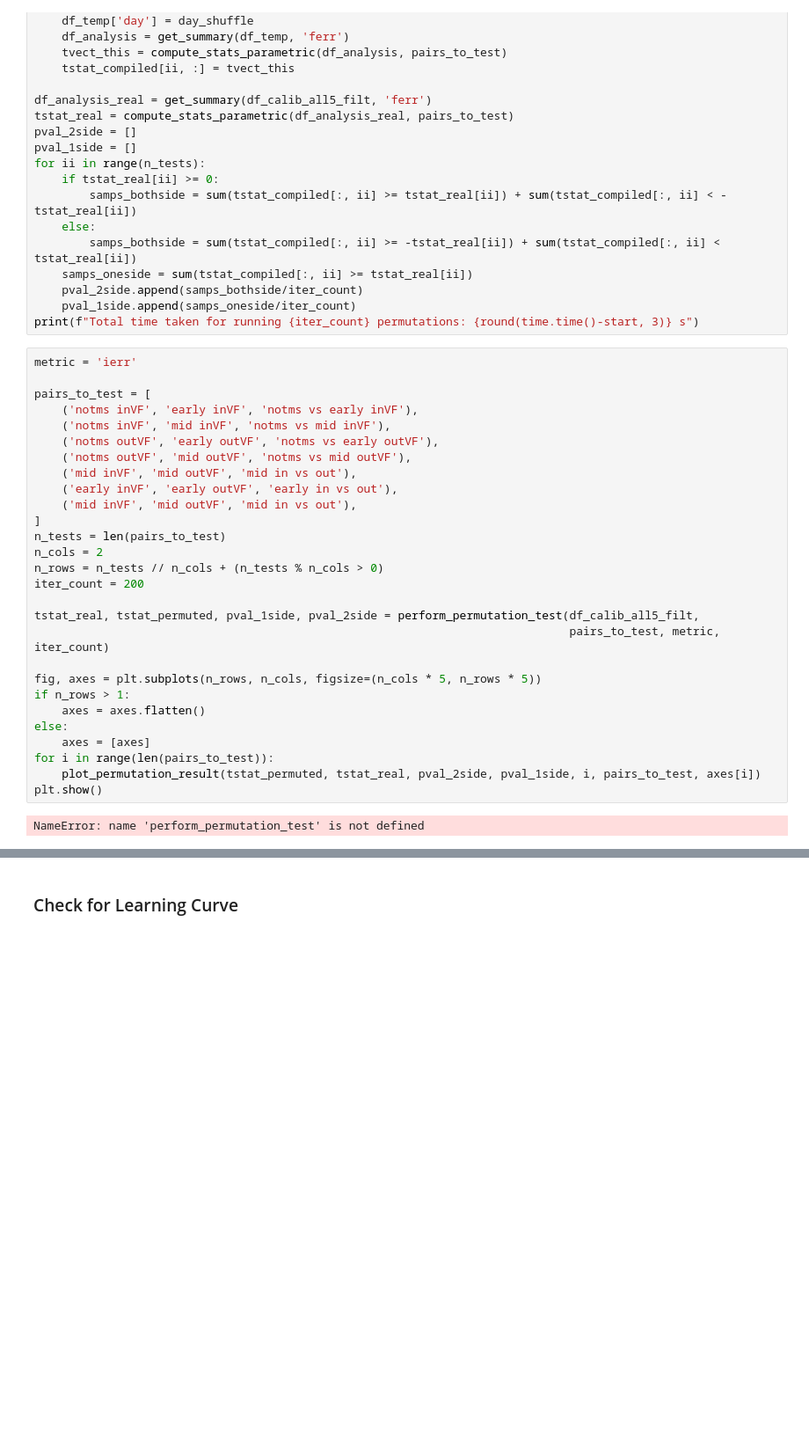
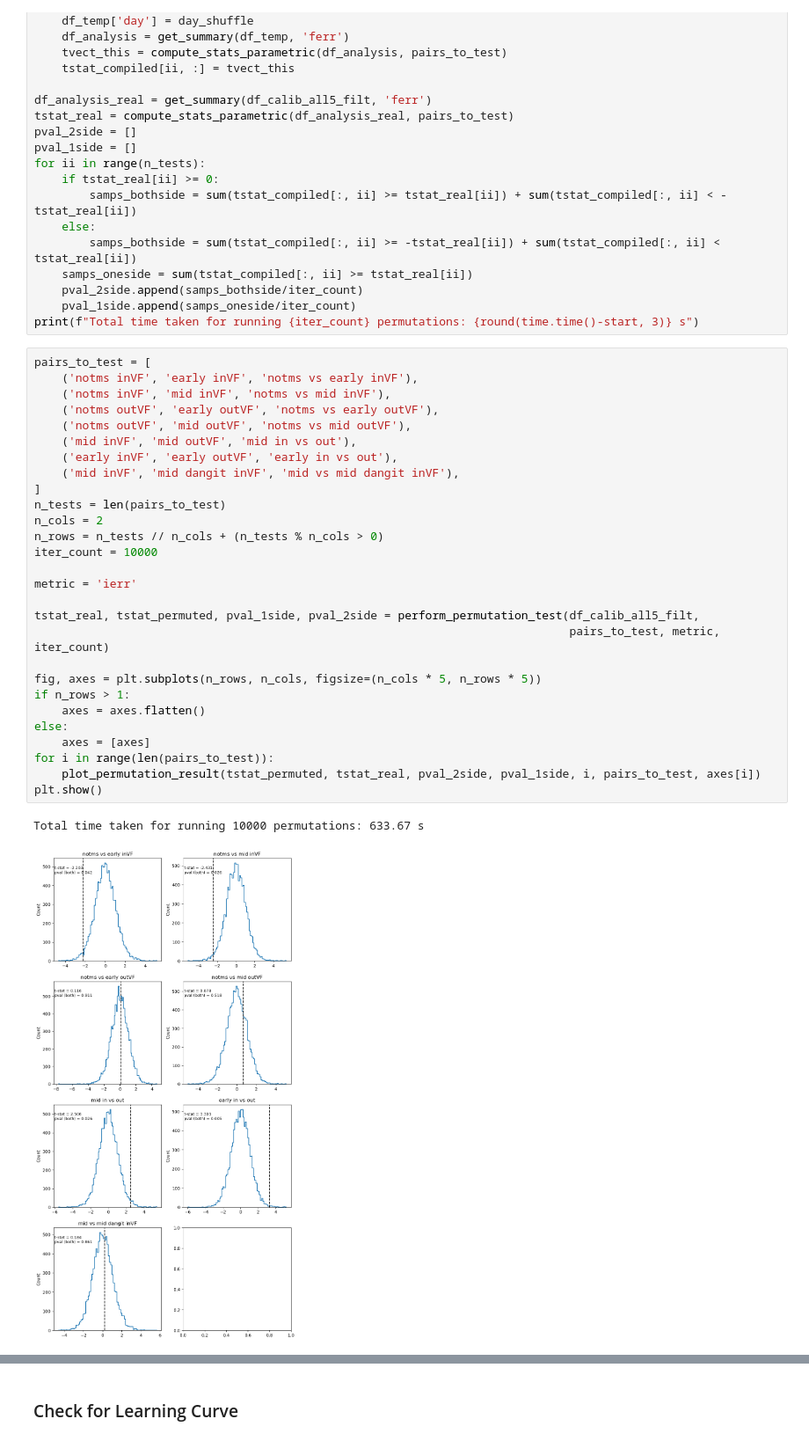
Before and after one commit to mindemory/mgs_stimul, a Jupyter notebook: mgsAnalysis/analysisEye/main.ipynb, the cells around one changed output, grey strips where cells are left out. Shown at 88% size. Drawn from its saved outputs; the diff is of its cells as text; blank space fills up the shorter version.

```diff
--- a/mgsAnalysis/analysisEye/main.ipynb
+++ b/mgsAnalysis/analysisEye/main.ipynb
@@ -543,32 +543,33 @@ for ii in range(n_tests):
     pval_1side.append(samps_oneside/iter_count)
 print(f"Total time taken for running {iter_count} permutations: {round(time.time()-start, 3)} s")
 # %%
-metric = 'ierr'
-
 pairs_to_test = [
     ('notms inVF', 'early inVF', 'notms vs early inVF'),
     ('notms inVF', 'mid inVF', 'notms vs mid inVF'),
     ('notms outVF', 'early outVF', 'notms vs early outVF'),
     ('notms outVF', 'mid outVF', 'notms vs mid outVF'),
     ('mid inVF', 'mid outVF', 'mid in vs out'),
     ('early inVF', 'early outVF', 'early in vs out'),
-    ('mid inVF', 'mid outVF', 'mid in vs out'),
+    ('mid inVF', 'mid dangit inVF', 'mid vs mid dangit inVF'),
 ]
 n_tests = len(pairs_to_test)
 n_cols = 2
 n_rows = n_tests // n_cols + (n_tests % n_cols > 0)
-iter_count = 200
+iter_count = 10000
+
+metric = 'ierr'
 
 tstat_real, tstat_permuted, pval_1side, pval_2side = perform_permutation_test(df_calib_all5_filt,
                                                                               pairs_to_test, metric, iter_count)
 
 fig, axes = plt.subplots(n_rows, n_cols, figsize=(n_cols * 5, n_rows * 5))
 if n_rows > 1:
     axes = axes.flatten()
 else:
     axes = [axes]
 for i in range(len(pairs_to_test)):
     plot_permutation_result(tstat_permuted, tstat_real, pval_2side, pval_1side, i, pairs_to_test, axes[i])
 plt.show()
 # %% [output]
-NameError: name 'perform_permutation_test' is not defined
+Total time taken for running 10000 permutations: 633.67 s
+[figure, added]
```
Also changed, not shown: parts of 5 cells of this notebook.
